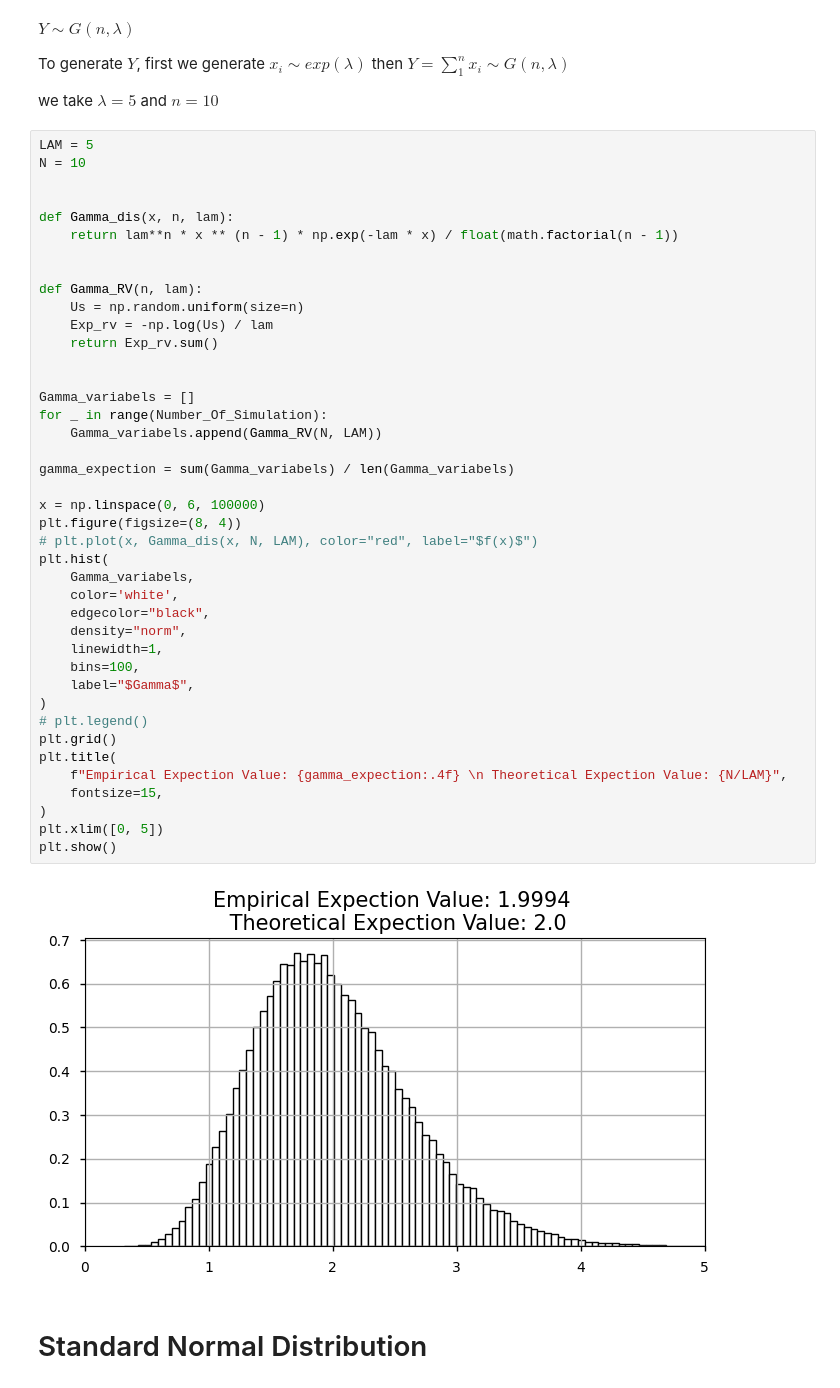
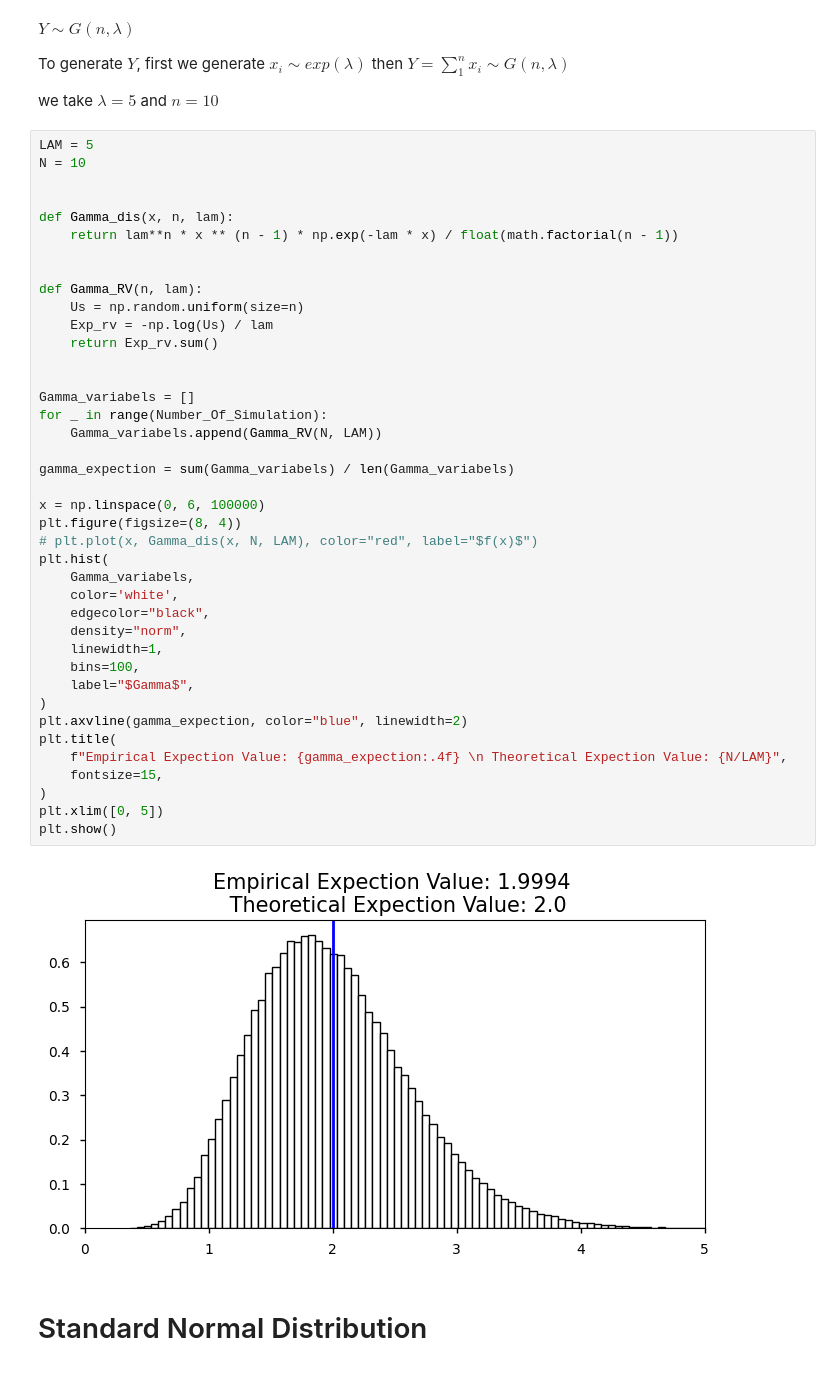
Before and after one commit to AzmainBiswas/Monte_Carlo, a Jupyter notebook: Generating Random Variable/Continuous.ipynb, the cells around one changed output. Cells and saved outputs as stored; diff of their text form.

```diff
--- a/Generating Random Variable/Continuous.ipynb
+++ b/Generating Random Variable/Continuous.ipynb
@@ -99,36 +98,35 @@ def Gamma_RV(n, lam):
     Us = np.random.uniform(size=n)
     Exp_rv = -np.log(Us) / lam
     return Exp_rv.sum()
 
 
 Gamma_variabels = []
 for _ in range(Number_Of_Simulation):
     Gamma_variabels.append(Gamma_RV(N, LAM))
 
 gamma_expection = sum(Gamma_variabels) / len(Gamma_variabels)
 
 x = np.linspace(0, 6, 100000)
 plt.figure(figsize=(8, 4))
 # plt.plot(x, Gamma_dis(x, N, LAM), color="red", label="$f(x)$")
 plt.hist(
     Gamma_variabels,
     color='white',
     edgecolor="black",
     density="norm",
     linewidth=1,
     bins=100,
     label="$Gamma$",
 )
-# plt.legend()
-plt.grid()
+plt.axvline(gamma_expection, color="blue", linewidth=2)
 plt.title(
     f"Empirical Expection Value: {gamma_expection:.4f} \n Theoretical Expection Value: {N/LAM}",
     fontsize=15,
 )
 plt.xlim([0, 5])
 plt.show()
 # %% [output]
-[figure, old version]
+[figure, new version]
 # %% [markdown]
 # Standard Normal Distribution
 # %% [markdown]
```
Also changed, not shown: parts of 6 cells of this notebook, 4 other files.
